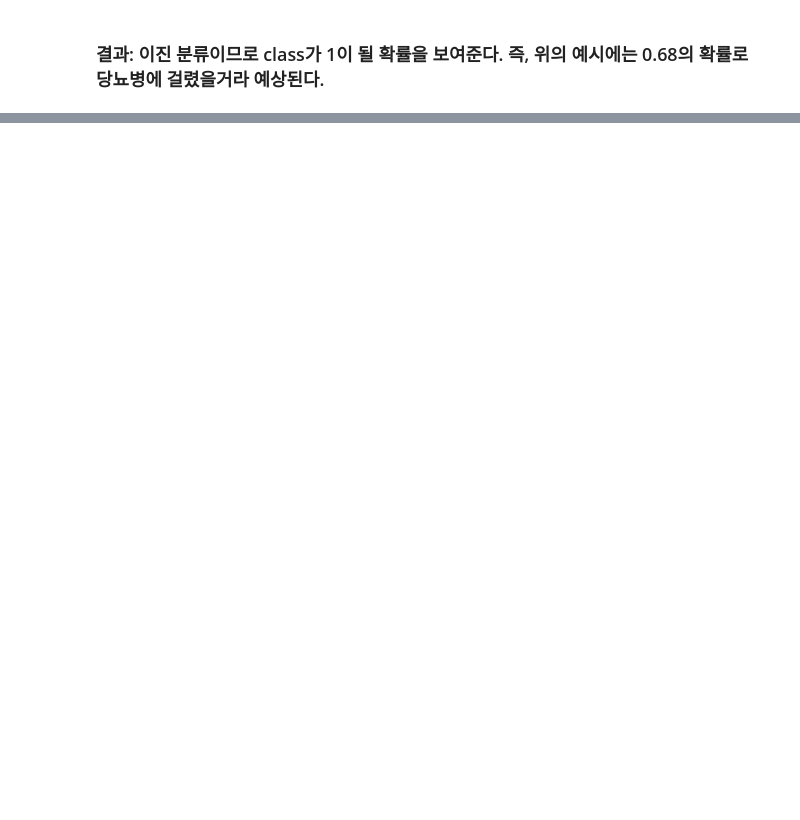
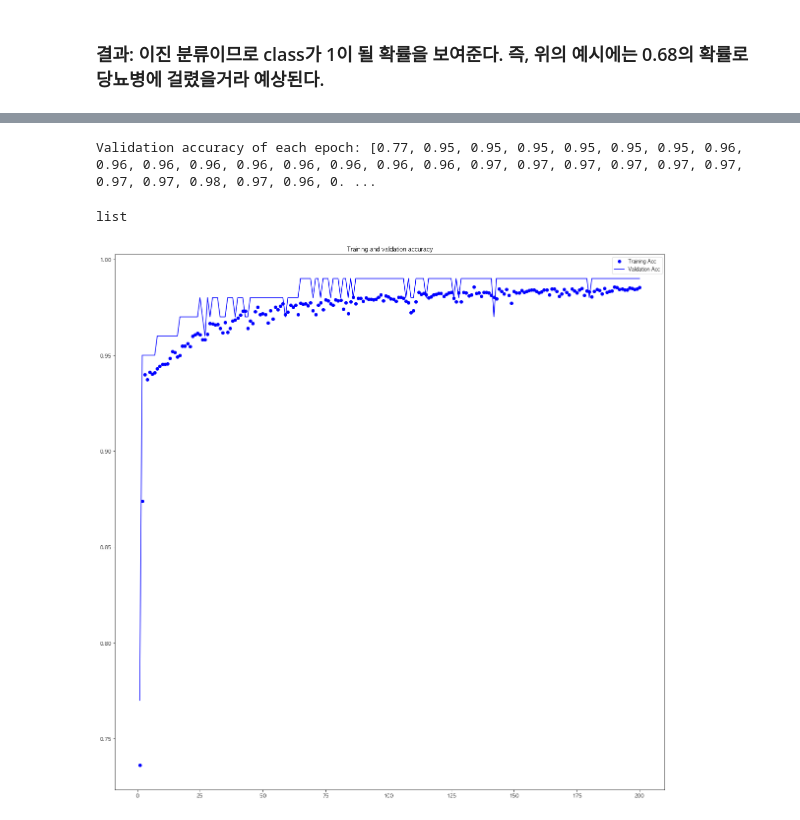
Before and after one commit to serendipi27/GJAI_NLP, a Jupyter notebook: 11_딥러닝_정형데이터분석.ipynb, the cells around one changed output, grey strips where cells are left out. Drawn from its saved outputs; the diff is of its cells as text; code cells hidden in the pictures; blank space fills up the shorter version.

```diff
--- a/11_딥러닝_정형데이터분석.ipynb
+++ b/11_딥러닝_정형데이터분석.ipynb
@@ -393,0 +815,22 @@ array([0.68045974], dtype=float32)
+# %%
+import pandas as pd
+
+df = pd.read_csv(path+'wine.csv', header=None)
+df = df.sample(frac=1)
+
+X = df.iloc[:, :-1]
+y = df.iloc[:, -1]
+
+from sklearn.model_selection import train_test_split
+X_train, X_test, y_train, y_test = train_test_split(X, y, test_size=0.2)
+# %%
+model = Sequential()
+model.add(Dense(30, activation='relu', input_dim=12))
+model.add(Dense(20, activation='relu'))
+model.add(Dense(8, activation='relu'))
+model.add(Dense(1, activation='sigmoid'))
+# %%
+model.compile(loss='binary_crossentropy', optimizer='adam',
+             metrics=['acc'])
+history = model.fit(X_train, y_train, epochs=200, batch_size=200,
+                   validation_split=0.2)
@@ -393,0 +855,24 @@ array([0.68045974], dtype=float32)
+# %%
+acc = history.history['acc']
+val_acc = history.history['val_acc']
+loss = history.history['loss']
+val_loss = history.history['val_loss']
+
+val_acc = [round(va, 2) for va in val_acc]
+print('Validation accuracy of each epoch:', val_acc)
+# %% [output]
+Validation accuracy of each epoch: [0.77, 0.95, 0.95, 0.95, 0.95, 0.95, 0.95, 0.96, 0.96, 0.96, 0.96, 0.96, 0.96, 0.96, 0.96, 0.96, 0.97, 0.97, 0.97, 0.97, 0.97, 0.97, 0.97, 0.97, 0.98, 0.97, 0.96, 0. ...
+list
+# %%
+%matplotlib inline
+import matplotlib.pyplot as plt
+
+epochs = range(1, len(acc)+1)
+plt.figure(figsize=(20,20))
+plt.plot(epochs, acc, 'bo', label='Training Acc')
+plt.plot(epochs, val_acc, 'b', label='Validation Acc')
+plt.title('Training and validation accuracy')
+plt.legend()
+plt.show()
+# %% [output]
+[figure, added]
```
Also changed, not shown: parts of 80 cells of this notebook, 1 other file.
